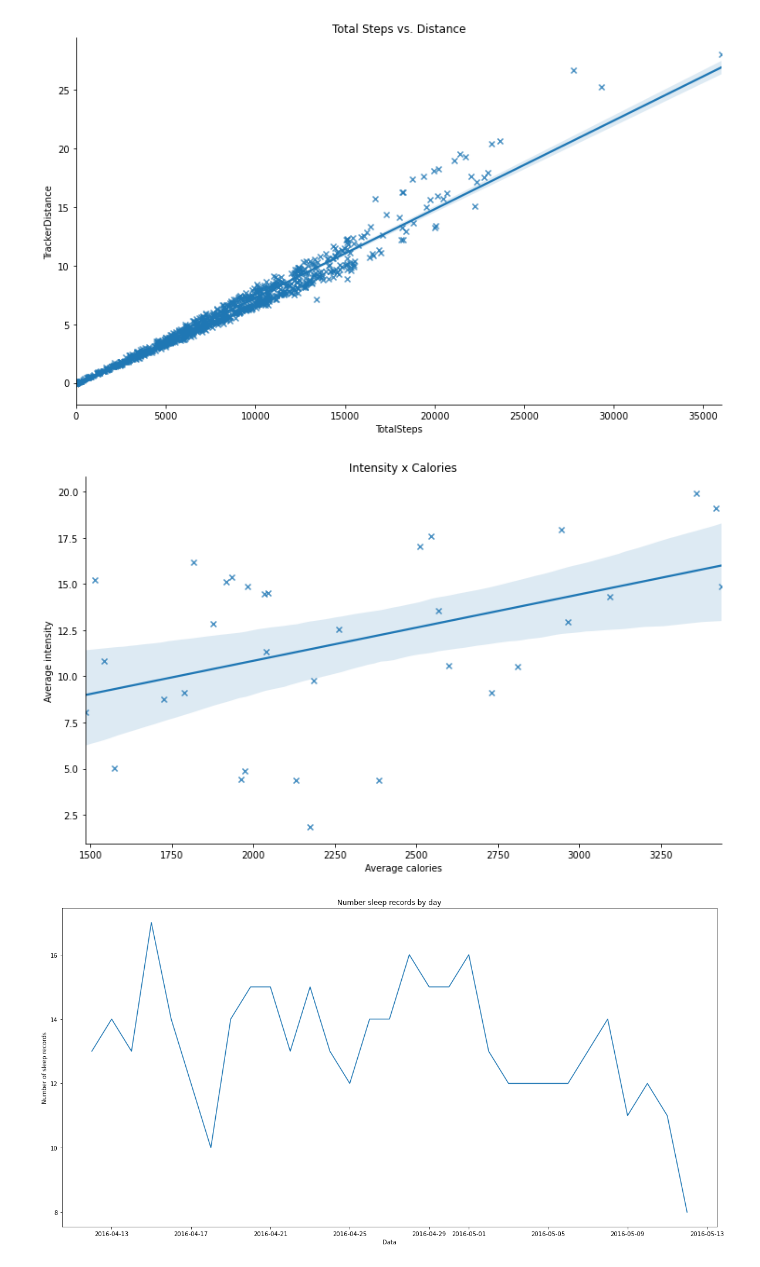
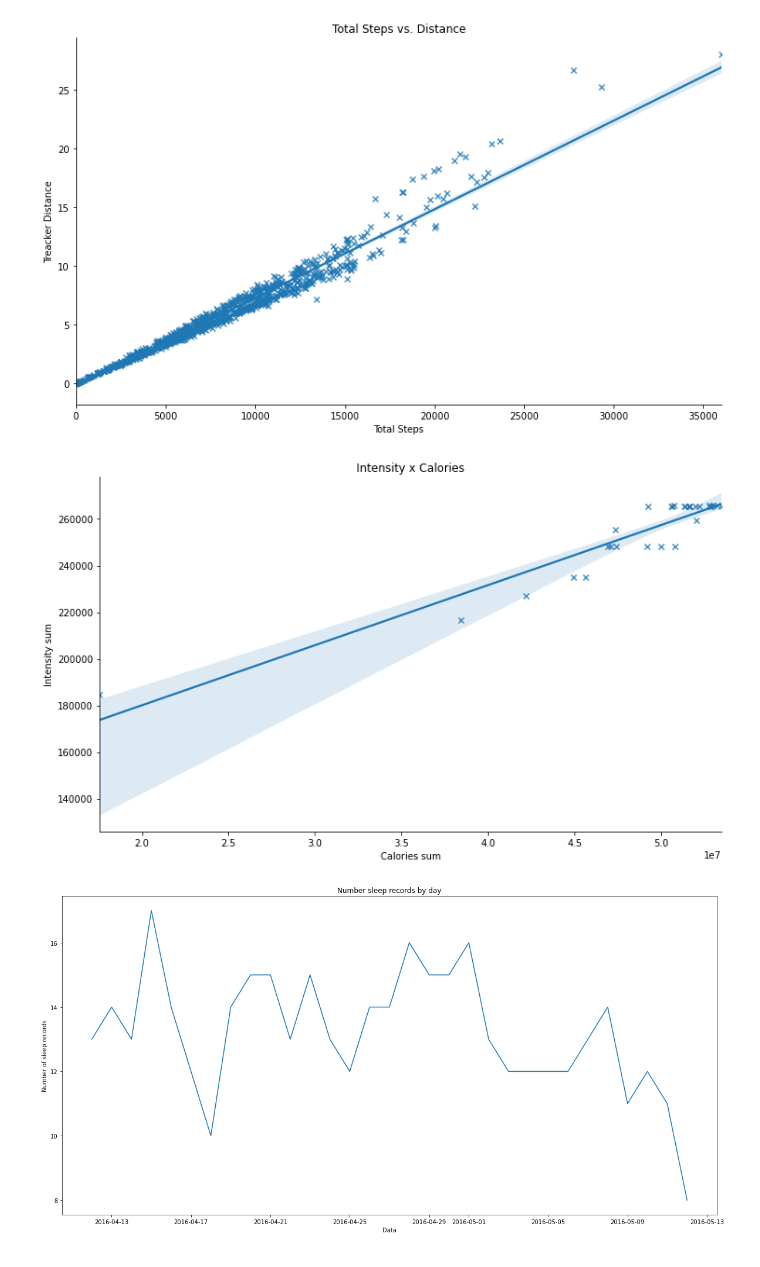
Before and after one commit to D3Falcon/DataSciencePortfolio, a Jupyter notebook: Bellabeat_CaseStudy/Bellabeat_casestudy.ipynb, the cells around one changed output. Cells and saved outputs as stored; diff of their text form; code cells hidden in the pictures.

```diff
--- a/Bellabeat_CaseStudy/Bellabeat_casestudy.ipynb
+++ b/Bellabeat_CaseStudy/Bellabeat_casestudy.ipynb
@@ -468,23 +443,26 @@ plt.show()
 [figure]
 # %%
 sns = snc.lmplot(data=dailyAc, x="TotalSteps", y="TrackerDistance", fit_reg=True, height=6, aspect=1.7, markers="x")
-sns.set(title="Total Steps vs. Distance")
+
+plt.xlabel('Total Steps')
+plt.ylabel('Treacker Distance')
+plt.title('Total Steps vs. Distance')
 
 plt.show()
 # %% [output]
 [figure]
 # %%
-df = pd.merge(dailyAc, hrInt, on='Id')
-mean_cal = df.groupby('Id')['Calories'].mean()
-mean_int = df.groupby('Id')['TotalIntensity'].mean()
-df = pd.DataFrame({'mean_calories': mean_cal, 'mean_intensity': mean_int})
+df_temp = pd.merge(dailyAc, hrInt, on='Id')
+mean_cal = df_temp.query('Calories != 0').groupby('ActivityDate')['Calories'].sum()
+mean_int = df_temp.query('TotalIntensity != 0').groupby('ActivityDate')['TotalIntensity'].sum()
+df_temp = pd.DataFrame({'mean_calories': mean_cal, 'mean_intensity': mean_int})
 
-snc.lmplot(data=df, x='mean_calories', y='mean_intensity', height=6, aspect=1.7, markers="x")
-plt.xlabel('Average calories')
-plt.ylabel('Average intensity')
+snc.lmplot(data=df_temp, x='mean_calories', y='mean_intensity', height=6, aspect=1.7, markers="x")
+plt.xlabel('Calories sum')
+plt.ylabel('Intensity sum')
 plt.title('Intensity x Calories')
 plt.show()
 # %% [output]
-[figure, old version]
+[figure, new version]
 # %%
 df_temp = sleepDay.groupby('SleepDay')['Id'].count()
```
Also changed, not shown: parts of 14 cells of this notebook.
